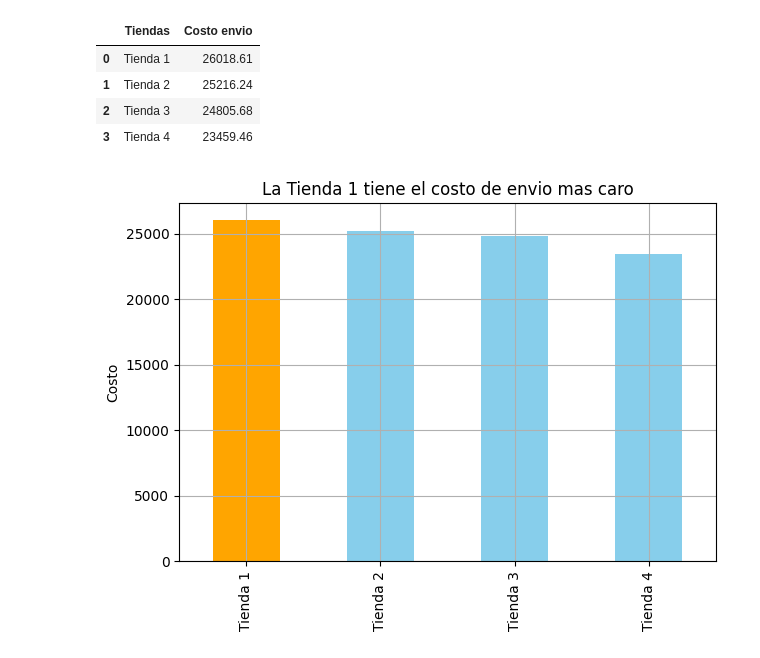
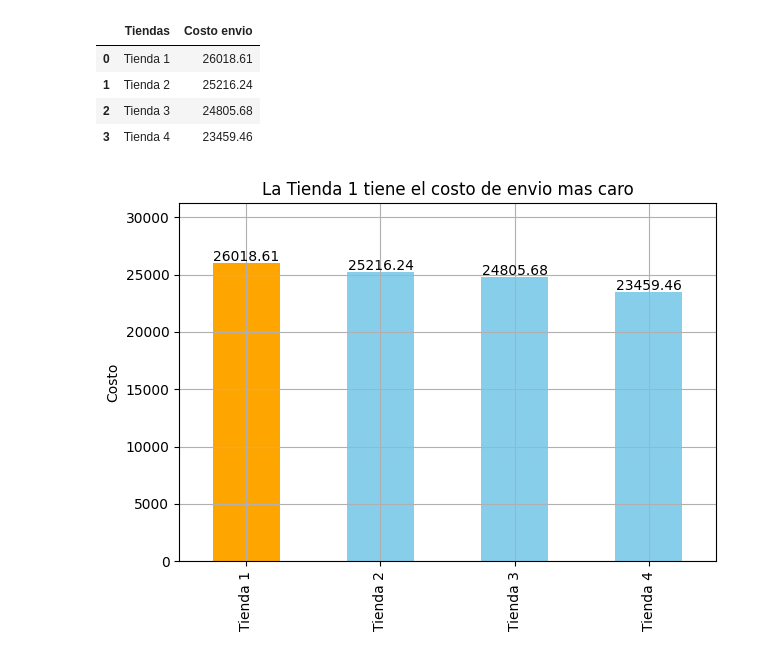
Before and after one commit to prieto-cristian/alura-store, a Jupyter notebook: AluraStoreLatam.ipynb, the cells around one changed output. Cells and saved outputs as stored; diff of their text form; code cells hidden in the pictures.

```diff
--- a/AluraStoreLatam.ipynb
+++ b/AluraStoreLatam.ipynb
@@ -75,3 +75,13 @@ plt.show()
 [figure]
 # %% [markdown]
 # 2. Ventas por categoría
+# %%
+
+ventas_por_categorias = (
+    tienda["Categoría del Producto"]
+    .value_counts()
+    .reset_index()
+    .rename(columns={"Categoría del Producto": "Categoria", "count":"Cantidad"})
+)
+
+ventas_por_categorias
@@ -78,8 +98,19 @@ plt.show()
 # %%
 # Mostrar 4 graficas, resaltando las 3 categorias mas populares de cada tienda
 for i,t in enumerate(tiendas, start=1):
-    ventas_por_categorias = t["Categoría del Producto"].value_counts().to_frame(name="count")
+    ventas_por_categorias = (
+    t["Categoría del Producto"]
+    .value_counts()
+    .reset_index()
+    .rename(columns={"Categoría del Producto": "Categoria", "count":"Cantidad"})
+    )
     df_top = ventas_por_categorias.head(3)
     categorias_top = df_top.index.tolist()
-    mostrarCategoriasPopulares(ventas_por_categorias, categorias_top, "Tienda " + str(i))
+
+    # Creating a pie chart
+    plt.pie(x=ventas_por_categorias["Cantidad"],labels=ventas_por_categorias['Categoria'], autopct='%1.1f%%')
+    plt.title('Distribucion de ventas por categoria - Tienda ' + str(i))
+    plt.show()
+    print("\n")
+    #mostrarCategoriasPopulares(ventas_por_categorias, categorias_top, "Tienda " + str(i))
 # %% [output]
@@ -128,12 +159,16 @@ producto_mas_vendido_por_tienda = {"Tienda " + str(i): pd.concat([t["Producto"].
 for t, destacados in producto_mas_vendido_por_tienda.items():
   colores = ["green"] * 3 + ["red"] * 3
   ax = destacados["Ventas"].plot(
-        kind='barh',
+        kind='bar',
         legend=False,
+        figsize=(6,5),
         color=colores,
-        title=f'Productos menos y más vendidos - {t}',
-        grid=True
+        title=f'Productos más y menos vendidos - {t}'
     )
   plt.tight_layout()
+  plt.margins(0.2)
+  for i in range(6):
+    plt.text(i, destacados.iloc[i,0] + 0.3, str(destacados.iloc[i,0]), ha='center')
   plt.show()
+  print("\n")
 # %% [output]
@@ -179,25 +198,28 @@ df_promedio_envio
 # %%
 # Graficamos el resultado
 
 idxmax = df_promedio_envio['Costo envio'].idxmax()
 tienda_costo_alto_envio = df_promedio_envio.loc[idxmax, 'Tiendas']
 colores = ['orange' if i == idxmax else 'skyblue' for i in range(len(df_promedio_envio))]
 
 # Crear la gráfica
 ax = df_promedio_envio.plot(
     kind="bar",
     x="Tiendas",
     grid=True,
     xlabel="",
     y="Costo envio",
     legend=False,  # 🔹 Quita el encabezado "Ingreso Total"
     color=colores,
     title="La "+ tienda_costo_alto_envio + " tiene el costo de envio mas caro"
 )
 
 # Ajustes opcionales para estética
 ax.set_ylabel("Costo")
+plt.margins(0.2)
 plt.tight_layout()
+for i in range(len(df_promedio_envio)):
+  plt.text(i, df_promedio_envio.iloc[i, 1] + 200, str(df_promedio_envio.iloc[i, 1]), ha="center")
 plt.show()
 # %% [output]
-[figure, old version]
+[figure, new version]
```
Also changed, not shown: parts of 4 cells of this notebook.
